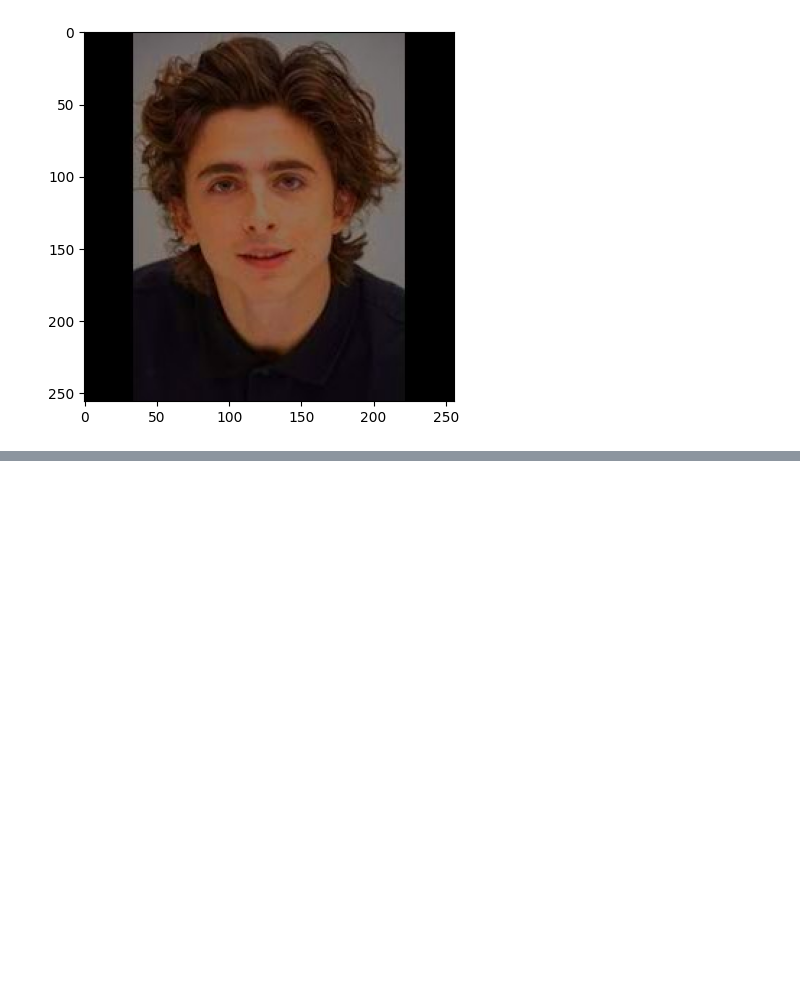
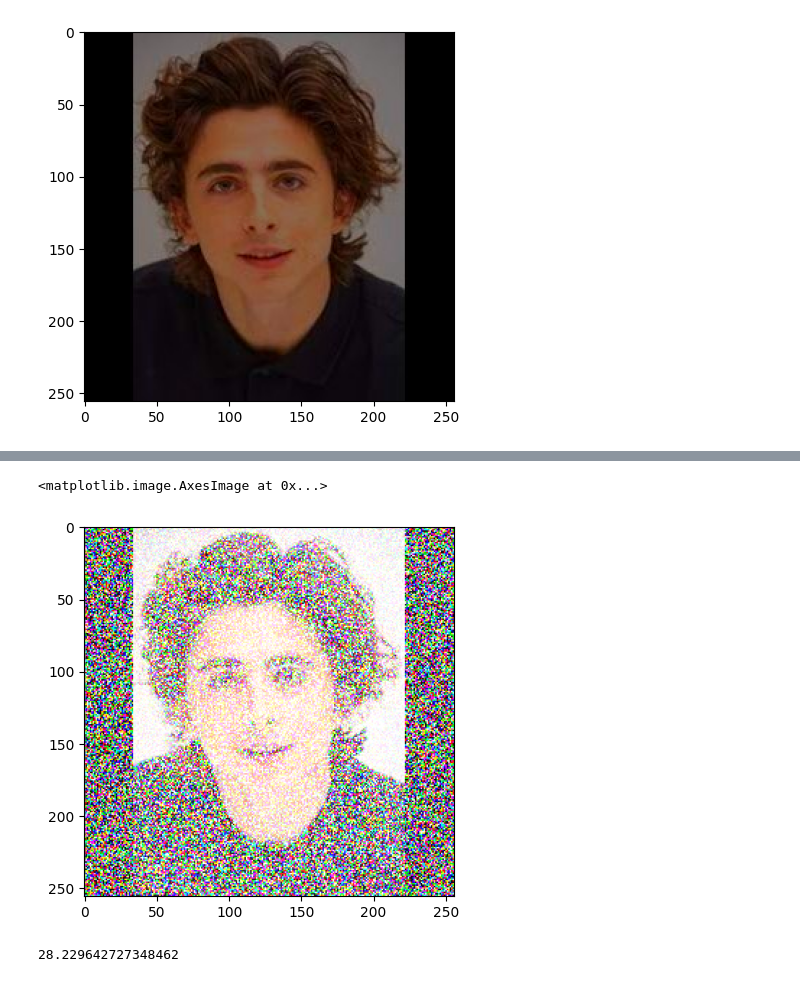
Before and after one commit to gry-mar/biometrics-assignment-1, a Jupyter notebook: notebooks/image_adjustment_test.ipynb, the cells around one changed output, grey strips where cells are left out. Drawn from its saved outputs; the diff is of its cells as text; code cells hidden in the pictures; blank space fills up the shorter version.

```diff
--- a/notebooks/image_adjustment_test.ipynb
+++ b/notebooks/image_adjustment_test.ipynb
@@ -33,0 +38,10 @@ plt.imshow(res_const)
+# %%
+res_noise = iu.add_gaussian_noise(image)
+plt.imshow(res_noise)
+# %% [output]
+<matplotlib.image.AxesImage at 0x...>
+[figure, added]
+# %%
+iu.calculate_psnr(image, res_noise)
+# %% [output]
+28.229642727348462
```
Also changed, not shown: parts of 5 cells of this notebook, 5 other files.
